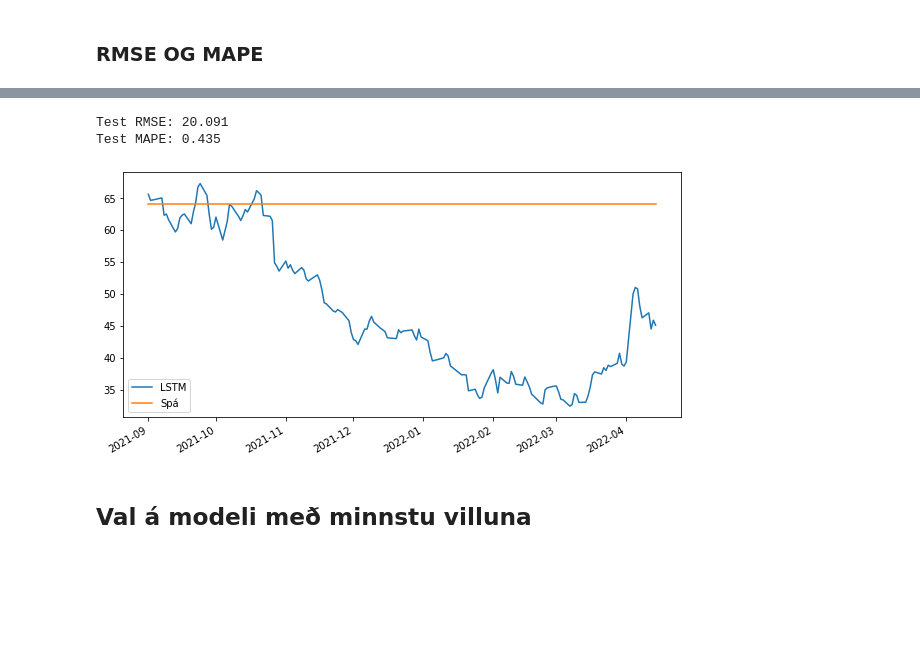
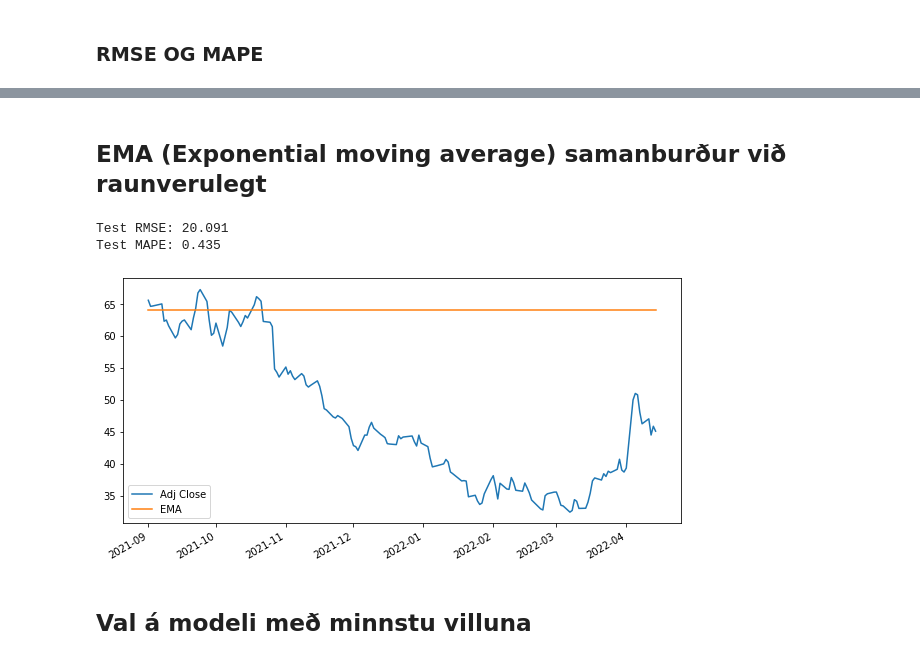
Before and after one commit to Orri050/Lokaverkefni, a Jupyter notebook: Lokaverkefni.ipynb, the cells around one changed output, grey strips where cells are left out. Saved outputs shown, nothing was run; the diff lists cells and outputs as text; code cells hidden in the pictures; blank space fills up the shorter version.

```diff
--- a/Lokaverkefni.ipynb
+++ b/Lokaverkefni.ipynb
@@ -370,7 +383,7 @@ Villa2=(rmse2+mape2)/2
 # %% [markdown]
 ### Þjálfun
 # %%
-n_steps1=10
+n_steps1=100
 X12, y12= lstm_split(X_ft.values, n_steps1=n_steps1)
 
 train_split=0.8
@@ -515,37 +498,37 @@ Test MAPE: 0.424
+# %% [markdown]
+## EMA (Exponential moving average) samanburður við raunverulegt
 # %%
 from statsmodels.tsa.api import SimpleExpSmoothing
 
 J=data[['Adj Close']].values
 train_split=0.8
 split_idx3= int(np.ceil(len(J)*train_split))
 tr2=J[:split_idx3]
 tst2=J[split_idx3:]
 tst_concat=np.array([]).reshape((0,1))
 
 for i in range(len(tst2)):
   tr_fit=np.concatenate((tr2,np.asarray(tst_concat)))
   fit=SimpleExpSmoothing(np.asarray(tr_fit)).fit(smoothing_level=0.2)
   tst_pr=fit.forecast(1)
   tst_concat=np.concatenate((np.asarray(tst_concat),tst_pr.reshape((-1,1))))
 
 print('Test RMSE: %.3f'%mean_squared_error(tst2,tst_concat,squared=False))
 print('Test MAPE: %.3f'%mean_absolute_percentage_error(tst2,tst_concat))
-f=len(tst2)-len(h)
+f=len(tst2)-len(y)
 z=n-f
 x_dates=data_dates[k+z:]
 
 plt.figure(figsize=(10,5))
-#plt.plot(tst)
-#plt.plot(tstpr)
-plt.plot(x_dates, tst2, label='LSTM')
-plt.plot(x_dates, tst_concat, label='Spá')
+plt.plot(x_dates, tst2, label='Adj Close')
+plt.plot(x_dates, tst_concat, label='EMA')
 plt.legend()
 plt.gcf().autofmt_xdate()
 plt.show()
 # %% [output]
 Test RMSE: 20.091
 Test MAPE: 0.435
-[figure, old version]
+[figure, new version]
 # %% [markdown]
 ## Val á modeli með minnstu villuna
 # %%
```
Also changed, not shown: parts of 61 cells of this notebook.
